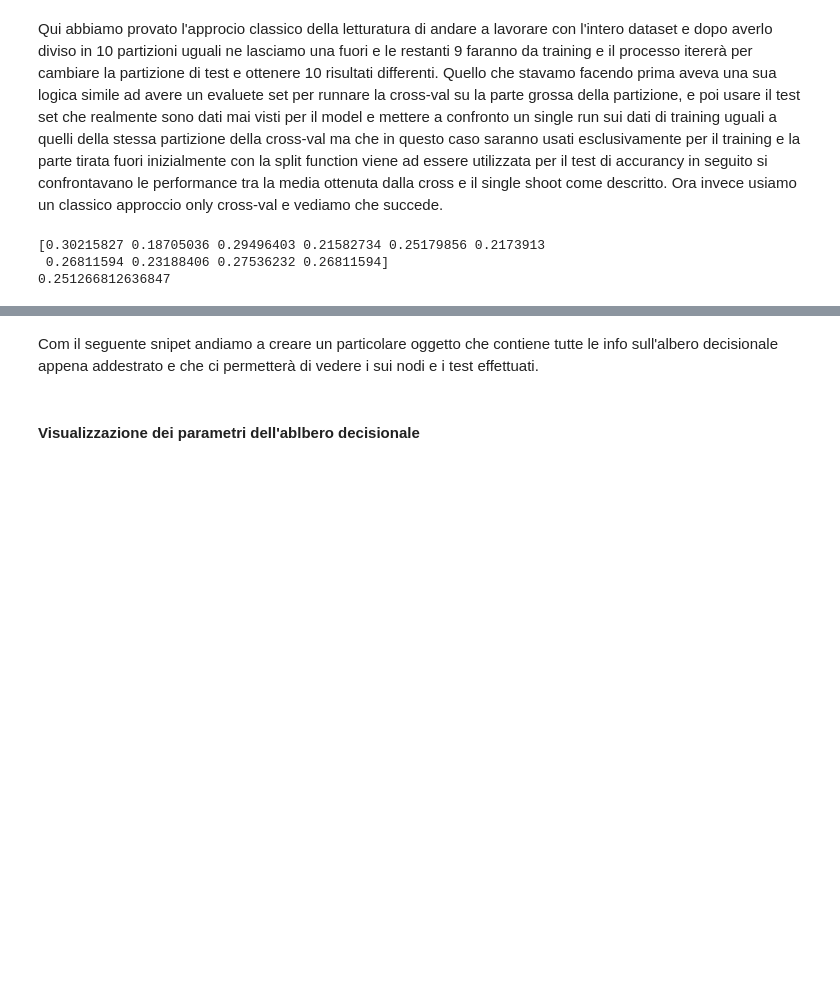
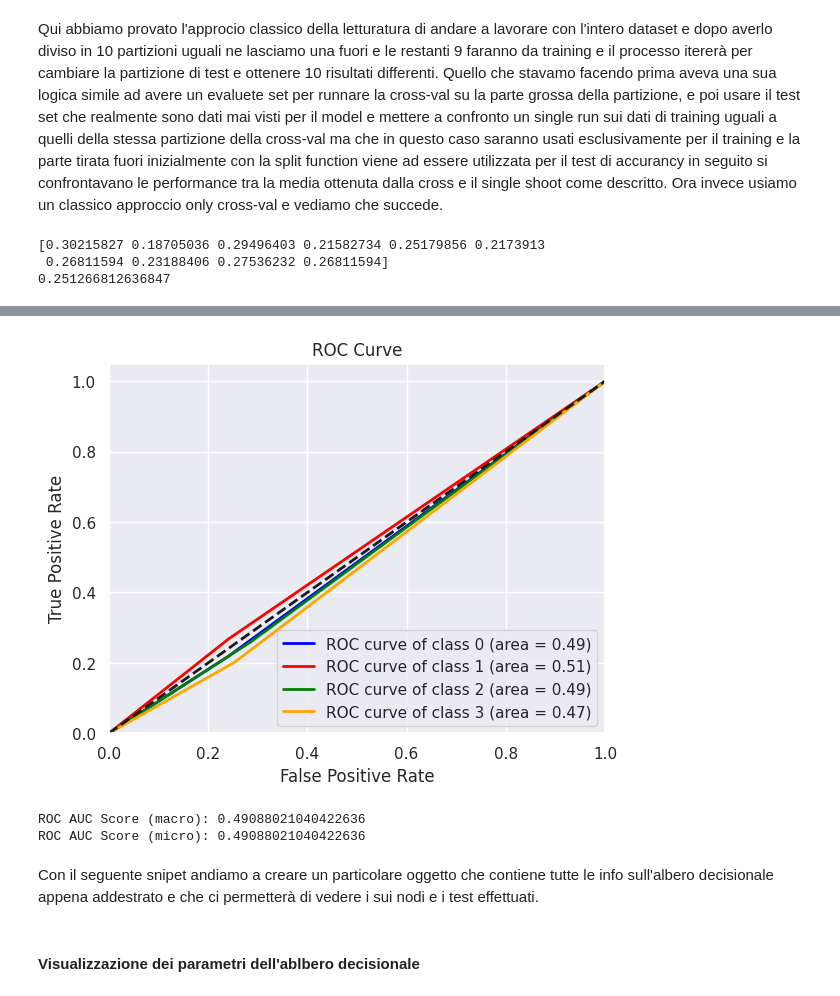
Before and after one commit to kozen88/HCV_DM23, a Jupyter notebook: PCA_e_addestramento_decisionTree_e_ottimizzazione.ipynb, the cells around one changed output, grey strips where cells are left out. Saved outputs shown, nothing was run; the diff lists cells and outputs as text; code cells hidden in the pictures; blank space fills up the shorter version.

```diff
--- a/PCA_e_addestramento_decisionTree_e_ottimizzazione.ipynb
+++ b/PCA_e_addestramento_decisionTree_e_ottimizzazione.ipynb
@@ -220,5 +354,15 @@ Ora poiché stiamo lanciando modelli facendo prove e vedendo cosa accade cerchia
+# %%
+# i9stanziamo un nuovo modello di Decision Tree per effettuare le valutazioni con il roc_auc_score
+clf_DT2 = DecisionTreeClassifier(criterion='gini')
+
+# creazione del grafico di roc_auc_score
+evaluate_roc_auc(clf_DT2, X, y)
+# %% [output]
+[figure, added]
+ROC AUC Score (macro): 0.49088021040422636
+ROC AUC Score (micro): 0.49088021040422636
 # %% [markdown]
-Com il seguente snipet andiamo a creare un particolare oggetto che contiene tutte le info sull'albero decisionale appena addestrato e che ci permetterà di vedere i sui nodi e i test effettuati.
+Con il seguente snipet andiamo a creare un particolare oggetto che contiene tutte le info sull'albero decisionale appena addestrato e che ci permetterà di vedere i sui nodi e i test effettuati.
 # %% [markdown]
 #### Visualizzazione dei parametri dell'ablbero decisionale
 # %%
```
Also changed, not shown: parts of 28 cells of this notebook.
